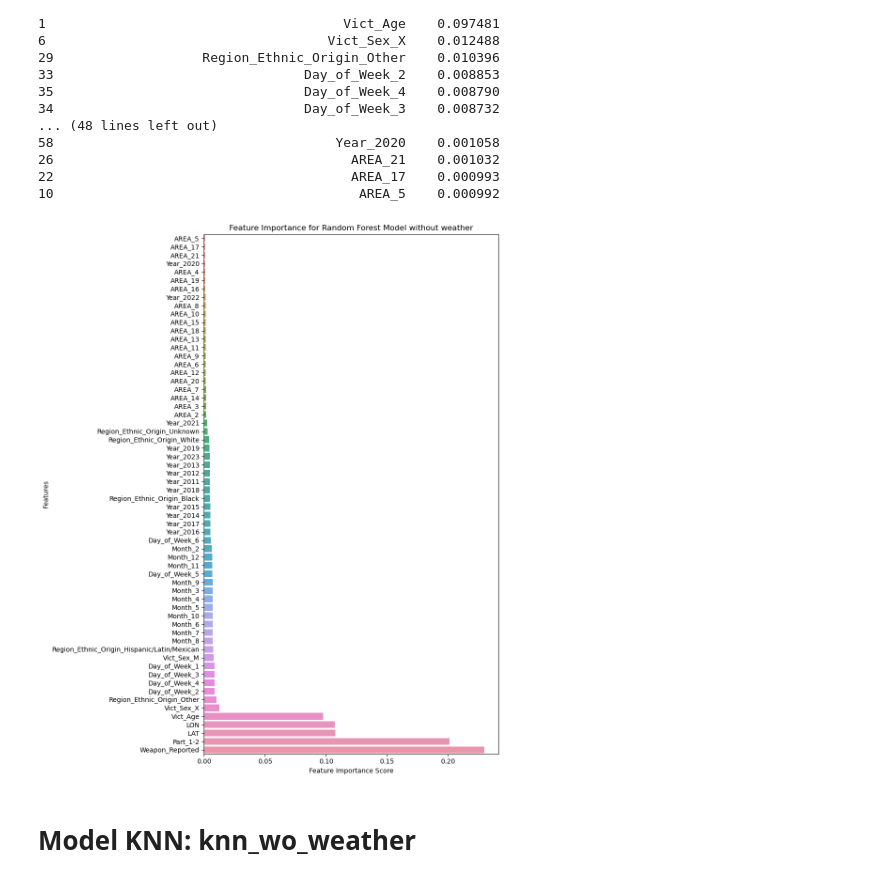
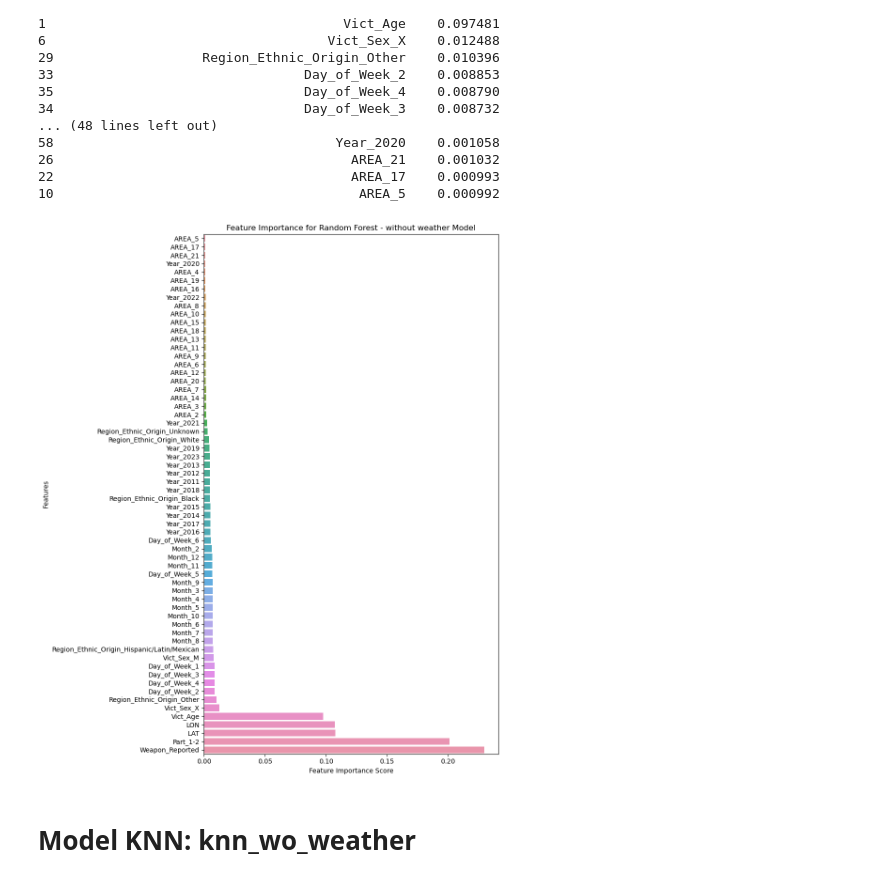
Before and after one commit to elijahcw-git/Capstone, a Jupyter notebook: 2-wo_weather-4-models.ipynb, the cells around one changed output. Drawn from its saved outputs; the diff is of its cells as text; code cells hidden in the pictures.

```diff
--- a/2-wo_weather-4-models.ipynb
+++ b/2-wo_weather-4-models.ipynb
@@ -365,26 +365,26 @@ Feature Importances:
 # %%
 # Feature importances
 feature_importances = rf.feature_importances_
 features = X.columns
 feature_importance_df = pd.DataFrame({'Feature': features, 'Importance': feature_importances})
 
 # Sort the DataFrame by importance score in ascending order for the plot
 feature_importance_df_sorted = feature_importance_df.sort_values(by='Importance', ascending=True)
 
 # Create a horizontal bar plot
 plt.figure(figsize=(10, 12))
 sns.barplot(x='Importance', y='Feature', data=feature_importance_df_sorted)
 
 # Add labels and title to the plot
 plt.xlabel('Feature Importance Score')
 plt.ylabel('Features')
-plt.title('Feature Importance for Random Forest Model without weather')
+plt.title('Feature Importance for Random Forest - without weather Model')
 
 # Show the plot
 plt.tight_layout()  # Adjust the layout to fit all the labels
 plt.show()
 # %% [output]
-[figure, old version]
+[figure, new version]
 # %% [markdown]
 # Model KNN: knn_wo_weather
 # %%
```
Also changed, not shown: parts of 4 cells of this notebook, 3 other files.
